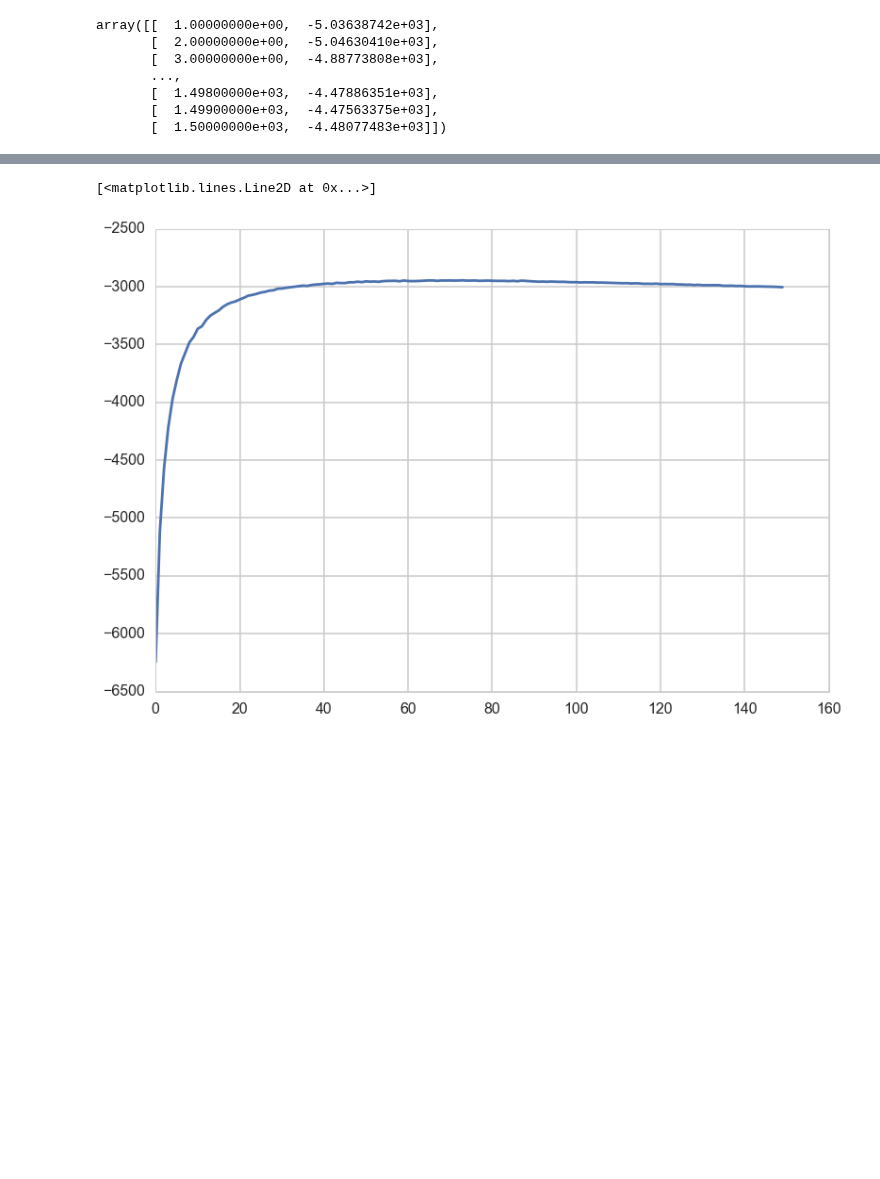
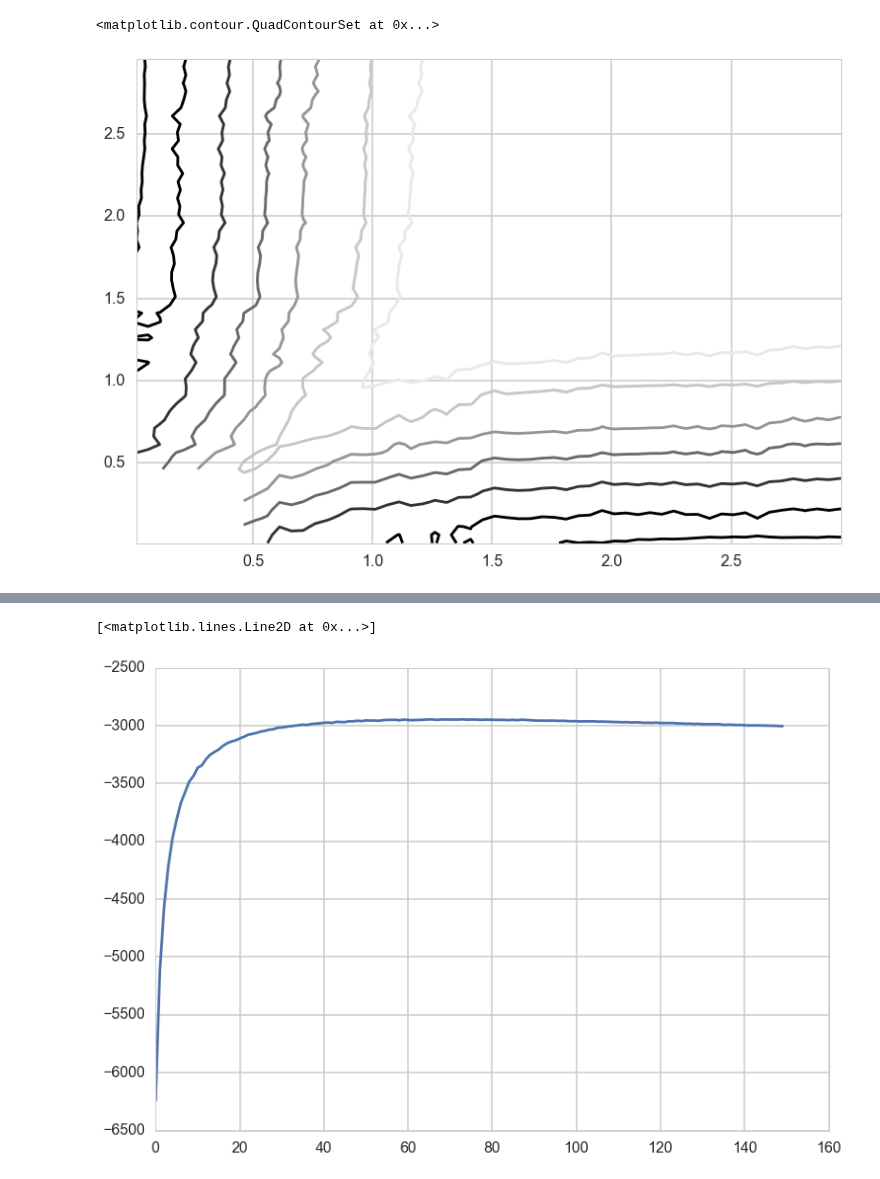
Before and after one commit to zyzdiana/ss_model_mixture, a Jupyter notebook: Untitled.ipynb, the cells around one changed output, grey strips where cells are left out. Drawn from its saved outputs; the diff is of its cells as text; code cells hidden in the pictures; blank space fills up the shorter version.

```diff
--- a/Untitled.ipynb
+++ b/Untitled.ipynb
@@ -18,0 +52,6 @@ from scipy.stats import bernoulli
+# %%
+mat = np.loadtxt('train_data.txt')
+Y = mat[:,1:]
+T = Y.shape[1]
+n = Y.shape[0]
+print Y.shape
@@ -18,0 +206,2 @@ from scipy.stats import bernoulli
+# %%
+sigma_ls = sigma_ls[:37]
@@ -18,0 +228,9 @@ from scipy.stats import bernoulli
+# %%
+likelihood = np.empty([len(sigma_ls[:37]), len(sigma_ls[:37])])
+maxloglikelihood = np.max(loglikelihood[:37,:], axis=0)
+w = np.exp(loglikelihood[:37,:] - maxloglikelihood)
+for k in range(len(sigma_ls[:37])):
+    for l in range(len(sigma_ls[:37])):
+        likelihood [k,l] = np.sum(np.log(w[k,:]*0.5+w[l,:]*0.5)) + np.sum(maxloglikelihood)
+
+print likelihood
@@ -19,13 +273,8 @@ from scipy.stats import bernoulli
+# %%
+plt.contour(sigma_ls,sigma_ls,likelihood)
+# %% [output]
+<matplotlib.contour.QuadContourSet at 0x...>
+[figure, added]
 # %%
 Y = np.zeros([20,3001])
 Y_0= pd.read_csv('row_0_ll.csv',header=0)
-# %%
-mat.values.reshape(1500,2)
-# %% [output]
-array([[  1.00000000e+00,  -5.03638742e+03],
-       [  2.00000000e+00,  -5.04630410e+03],
-       [  3.00000000e+00,  -4.88773808e+03],
-       ...,
-       [  1.49800000e+03,  -4.47886351e+03],
-       [  1.49900000e+03,  -4.47563375e+03],
-       [  1.50000000e+03,  -4.48077483e+03]])
```
Also changed, not shown: parts of 23 cells of this notebook, 10 other files.
